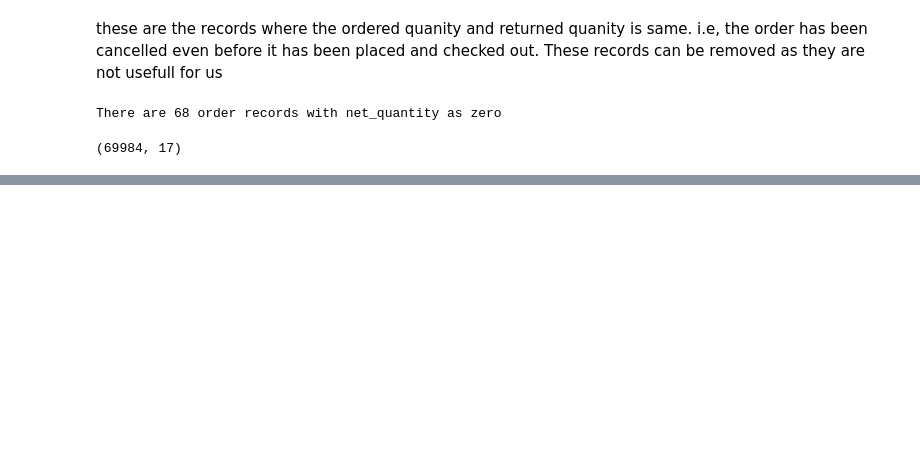
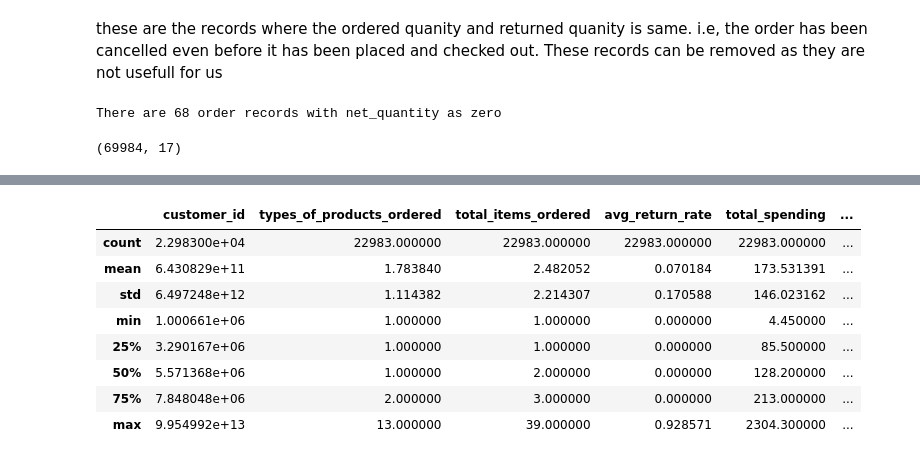
Before and after one commit to abhi9741/Market-Segmentation-with-Machine-Learning-from-E-Commerce-Sales-Data, a Jupyter notebook: CustomerSegmentation.ipynb, the cells around one changed output, grey strips where cells are left out. Saved outputs shown, nothing was run; the diff lists cells and outputs as text; code cells hidden in the pictures; blank space fills up the shorter version.

```diff
--- a/CustomerSegmentation.ipynb
+++ b/CustomerSegmentation.ipynb
@@ -189,0 +385,4 @@ Order_Records.shape
+# %%
+agg_records_10.drop(["returned_item_quantity","actual_orders"],axis=1,inplace=True)
+# %%
+Customer_Records = agg_records_10.copy(deep=True)
@@ -189,0 +398,12 @@ Order_Records.shape
+# %%
+Customer_Records.describe()
+# %% [output]
+|  | customer_id | types_of_products_ordered | total_items_ordered | avg_return_rate | total_spending | ... |
+| count | 2.298300e+04 | 22983.000000 | 22983.000000 | 22983.000000 | 22983.000000 | ... |
+| mean | 6.430829e+11 | 1.783840 | 2.482052 | 0.070184 | 173.531391 | ... |
+| std | 6.497248e+12 | 1.114382 | 2.214307 | 0.170588 | 146.023162 | ... |
+| min | 1.000661e+06 | 1.000000 | 1.000000 | 0.000000 | 4.450000 | ... |
+| 25% | 3.290167e+06 | 1.000000 | 1.000000 | 0.000000 | 85.500000 | ... |
+| 50% | 5.571368e+06 | 1.000000 | 2.000000 | 0.000000 | 128.200000 | ... |
+| 75% | 7.848048e+06 | 2.000000 | 3.000000 | 0.000000 | 213.000000 | ... |
+| max | 9.954992e+13 | 13.000000 | 39.000000 | 0.928571 | 2304.300000 | ... |
```
Also changed, not shown: parts of 39 cells of this notebook.
